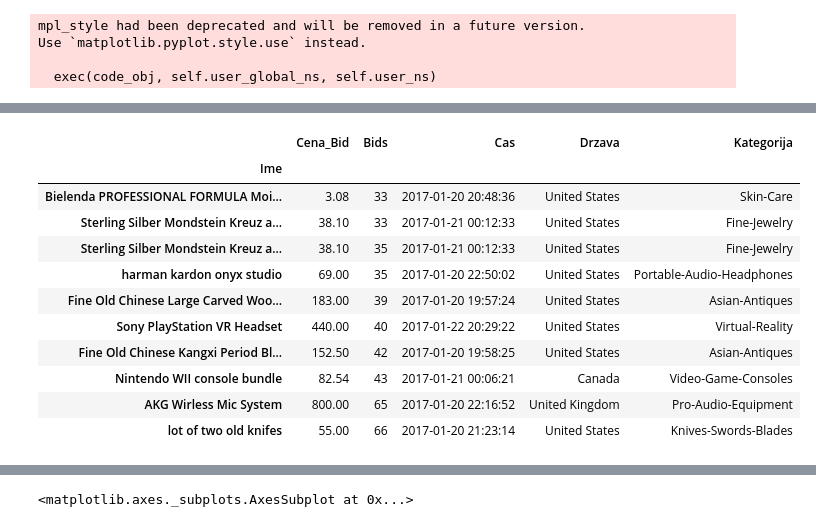
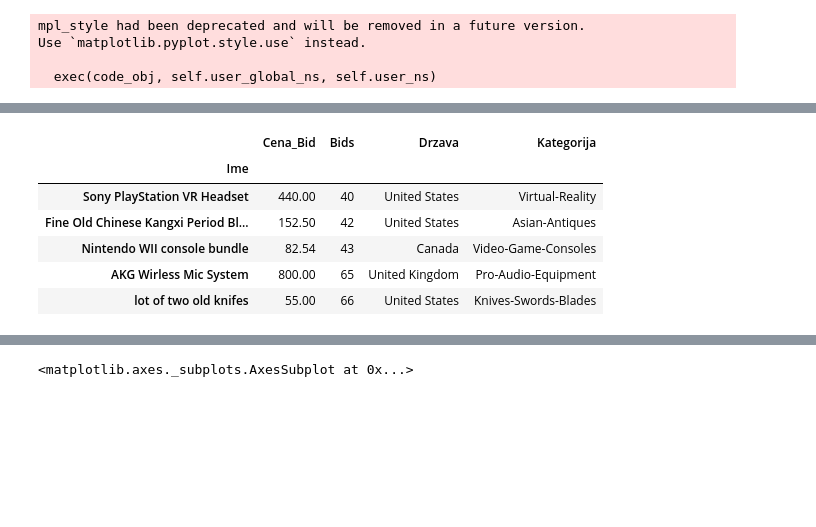
Before and after one commit to MihaPac/Projekt-Programiranje-1, a Jupyter notebook: Analiza.ipynb, the cells around one changed output, grey strips where cells are left out. Saved outputs shown, nothing was run; the diff lists cells and outputs as text; code cells hidden in the pictures; blank space fills up the shorter version.

```diff
--- a/Analiza.ipynb
+++ b/Analiza.ipynb
@@ -87,17 +126,12 @@ bid.plot(x='Cena_Bid', y='Bids')
 # %%
-imena.sort_values("Bids")[-10:]
-#15 izdelkov na "Bid" sistem, ki imajo najvec ponudnikov.
+imena.sort_values("Bids")[-5:].drop(['Cas'], axis=1)
+#5 izdelkov na "Bid" sistem, ki imajo najvec ponudnikov, ne glede na drzavo
 # %% [output]
-|  | Cena_Bid | Bids | Cas | Drzava | Kategorija |
-| Ime |  |  |  |  |  |
-| Bielenda PROFESSIONAL FORMULA Moi... | 3.08 | 33 | 2017-01-20 20:48:36 | United States | Skin-Care |
-| Sterling Silber Mondstein Kreuz a... | 38.10 | 33 | 2017-01-21 00:12:33 | United States | Fine-Jewelry |
-| Sterling Silber Mondstein Kreuz a... | 38.10 | 35 | 2017-01-21 00:12:33 | United States | Fine-Jewelry |
-| harman kardon onyx studio | 69.00 | 35 | 2017-01-20 22:50:02 | United States | Portable-Audio-Headphones |
-| Fine Old Chinese Large Carved Woo... | 183.00 | 39 | 2017-01-20 19:57:24 | United States | Asian-Antiques |
-| Sony PlayStation VR Headset | 440.00 | 40 | 2017-01-22 20:29:22 | United States | Virtual-Reality |
-| Fine Old Chinese Kangxi Period Bl... | 152.50 | 42 | 2017-01-20 19:58:25 | United States | Asian-Antiques |
-| Nintendo WII console bundle | 82.54 | 43 | 2017-01-21 00:06:21 | Canada | Video-Game-Consoles |
-| AKG Wirless Mic System | 800.00 | 65 | 2017-01-20 22:16:52 | United Kingdom | Pro-Audio-Equipment |
-| lot of two old knifes | 55.00 | 66 | 2017-01-20 21:23:14 | United States | Knives-Swords-Blades |
+|  | Cena_Bid | Bids | Drzava | Kategorija |
+| Ime |  |  |  |  |
+| Sony PlayStation VR Headset | 440.00 | 40 | United States | Virtual-Reality |
+| Fine Old Chinese Kangxi Period Bl... | 152.50 | 42 | United States | Asian-Antiques |
+| Nintendo WII console bundle | 82.54 | 43 | Canada | Video-Game-Consoles |
+| AKG Wirless Mic System | 800.00 | 65 | United Kingdom | Pro-Audio-Equipment |
+| lot of two old knifes | 55.00 | 66 | United States | Knives-Swords-Blades |
 # %%
```
Also changed, not shown: parts of 33 cells of this notebook.
